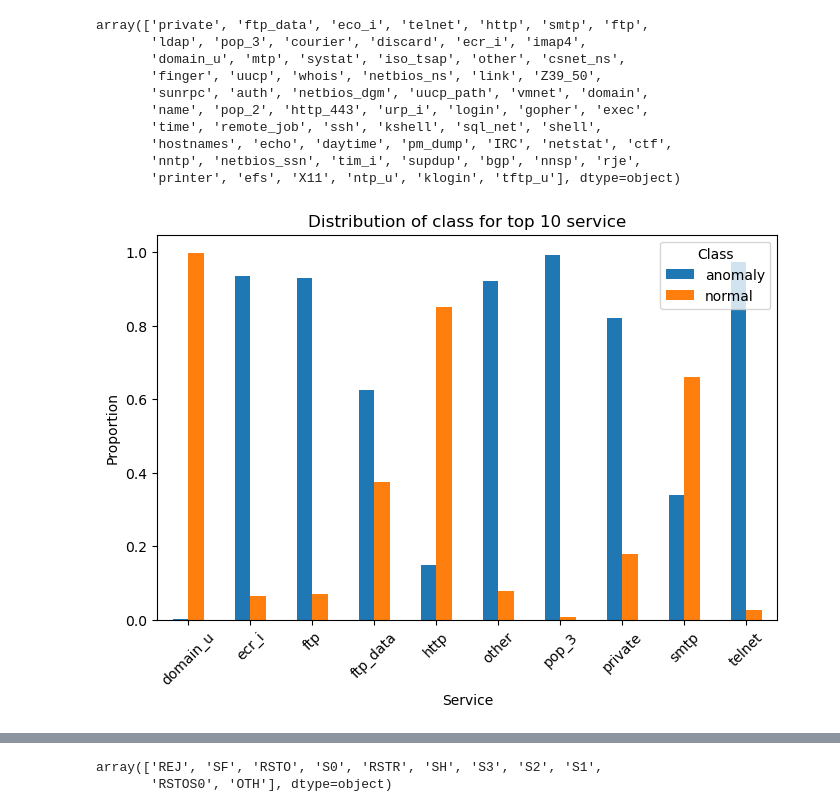
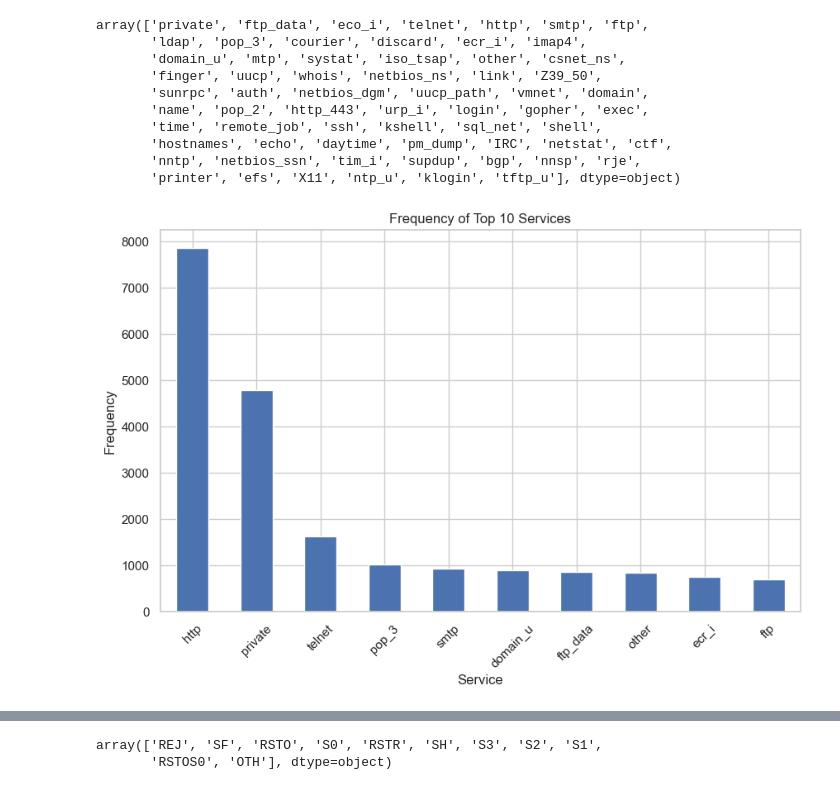
Before and after one commit to AshrafHussain23/DMML_Project, a Jupyter notebook: Network Intrusion.ipynb, the cells around one changed output, grey strips where cells are left out. Cells and saved outputs as stored; diff of their text form; code cells hidden in the pictures.

```diff
--- a/Network Intrusion.ipynb
+++ b/Network Intrusion.ipynb
@@ -9,4 +19,0 @@ import seaborn as sns
-# %%
-# importing dataset
-df=pd.read_csv('networkintrusion.csv')
-df
@@ -95,0 +126,13 @@ df[numerical_columns] = df[numerical_columns].fillna(0)
+# %%
+from sklearn.experimental import enable_iterative_imputer
+from sklearn.impute import IterativeImputer
+
+columns_with_missing_values = ['src_bytes', 'dst_bytes', 'count', 'srv_count']
+
+missing_data = df[columns_with_missing_values]
+
+imputer = IterativeImputer(random_state=0)
+imputed_data = pd.DataFrame(imputer.fit_transform(missing_data), columns=columns_with_missing_values)
+
+for col in columns_with_missing_values:
+    df[col] = imputed_data[col]
@@ -96,5 +159,4 @@ df[numerical_columns] = df[numerical_columns].fillna(0)
 # %%
-# Dropping the unnecessary_columns from our dataset
 df = df.drop(['land', 'wrong_fragment', 'urgent', 'hot', 'num_failed_logins','logged_in', 'num_compromised', 'root_shell', 'num_root', 'num_shells', 'num_access_files', 'num_outbound_cmds', 'is_host_login', 'is_guest_login', 'dst_host_diff_srv_rate', 'dst_host_same_src_port_rate', 'dst_host_srv_diff_host_rate', 'dst_host_serror_rate', 'dst_host_srv_serror_rate',  'dst_host_rerror_rate', 'dst_host_srv_rerror_rate'], axis=1)
-df.info()
+df.columns
 # %% [output]
@@ -180,8 +176,0 @@ df.head(10)
-# %%
-# Get float columns
-# Define the columns to round up and convert to integers
-columns_to_round = ['src_bytes', 'dst_bytes', 'count', 'srv_count', 'serror_rate', 'rerror_rate']
-
-# Round up float columns and convert to integers
-for col in columns_to_round:
-    df[col] = df[col].round(0).astype(int)
@@ -262,20 +246,17 @@ array(['private', 'ftp_data', 'eco_i', 'telnet', 'http', 'smtp', 'ftp',
        'nntp', 'netbios_ssn', 'tim_i', 'supdup', 'bgp', 'nnsp', 'rje',
        'printer', 'efs', 'X11', 'ntp_u', 'klogin', 'tftp_u'], dtype=object)
 # %%
-# Determine the top N most frequent services
-top_n = 10  # You can adjust this value according to your preference
+top_n = 10
 top_services = df['service'].value_counts().nlargest(top_n).index
 
-# Filter the DataFrame to include only the top N services
 df_top_services = df[df['service'].isin(top_services)]
 
-# Plotting
-plot('service', df_top_services)
-plt.title('Distribution of class for top {} service'.format(top_n))
+plt.figure(figsize=(10, 6))
+df_top_services['service'].value_counts().plot(kind='bar')
+plt.title('Frequency of Top {} Services'.format(top_n))
 plt.xlabel('Service')
-plt.ylabel('Proportion')
-plt.legend(title='Class')
-plt.xticks(rotation=45)  # Rotate x-axis labels for better readability
+plt.ylabel('Frequency')
+plt.xticks(rotation=45)
 plt.show()
 # %% [output]
-[figure, old version]
+[figure, new version]
```
Also changed, not shown: parts of 82 cells of this notebook.
